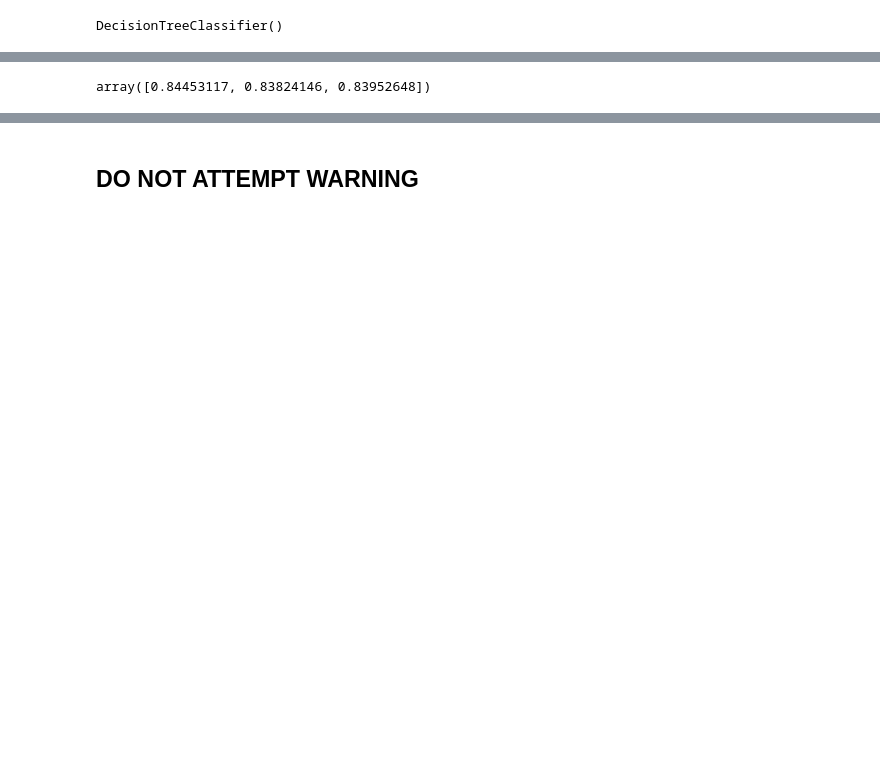
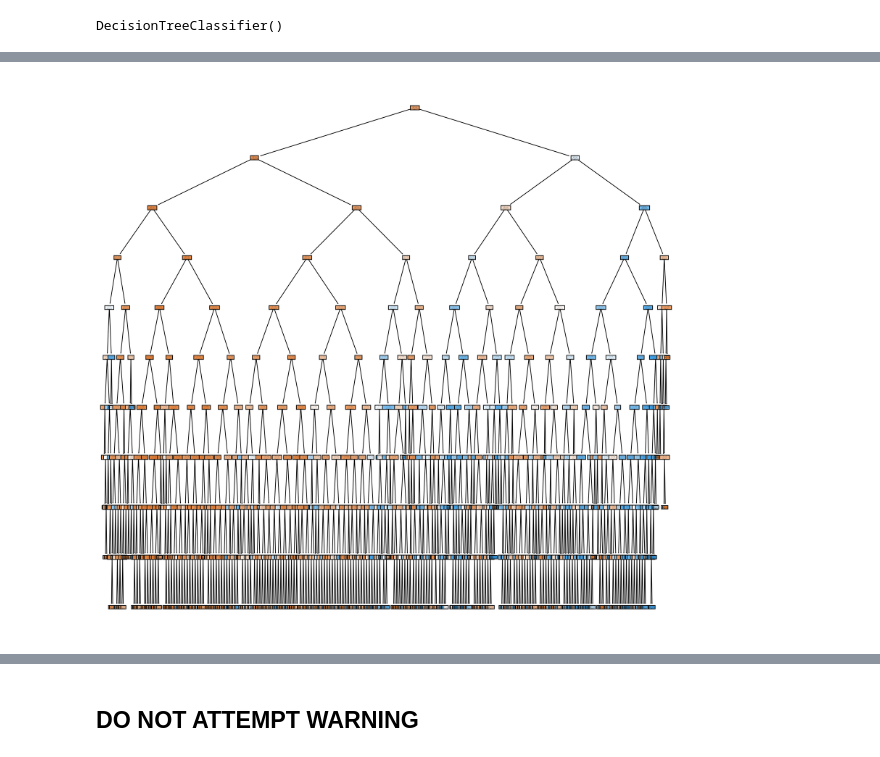
Before and after one commit to alpacanonymous/project3, a Jupyter notebook: Colinnotebook.ipynb, the cells around one changed output, grey strips where cells are left out. Cells and saved outputs as stored; diff of their text form; code cells hidden in the pictures; blank space fills up the shorter version.

```diff
--- a/Colinnotebook.ipynb
+++ b/Colinnotebook.ipynb
@@ -419,7 +229,11 @@ plt.show();
-# %%
-cv = cross_val_score(dt, X_train_scaled, y_train, cv=3)
-cv
-# %% [output]
-array([0.84453117, 0.83824146, 0.83952648])
+# %%
+fig, axes = plt.subplots(nrows = 1,ncols = 1, figsize = (15,15), dpi=300)
+tree.plot_tree(dts2,
+               feature_names = X_test_KNNI.columns,
+               class_names=np.unique(y_train).astype('str'),
+               filled = True)
+plt.show();
+# %% [output]
+[figure, added]
 # %%
 plot_confusion_matrix(dts, X_train_resampled, y_train_resampled, cmap='rocket')
```
Also changed, not shown: parts of 46 cells of this notebook.
